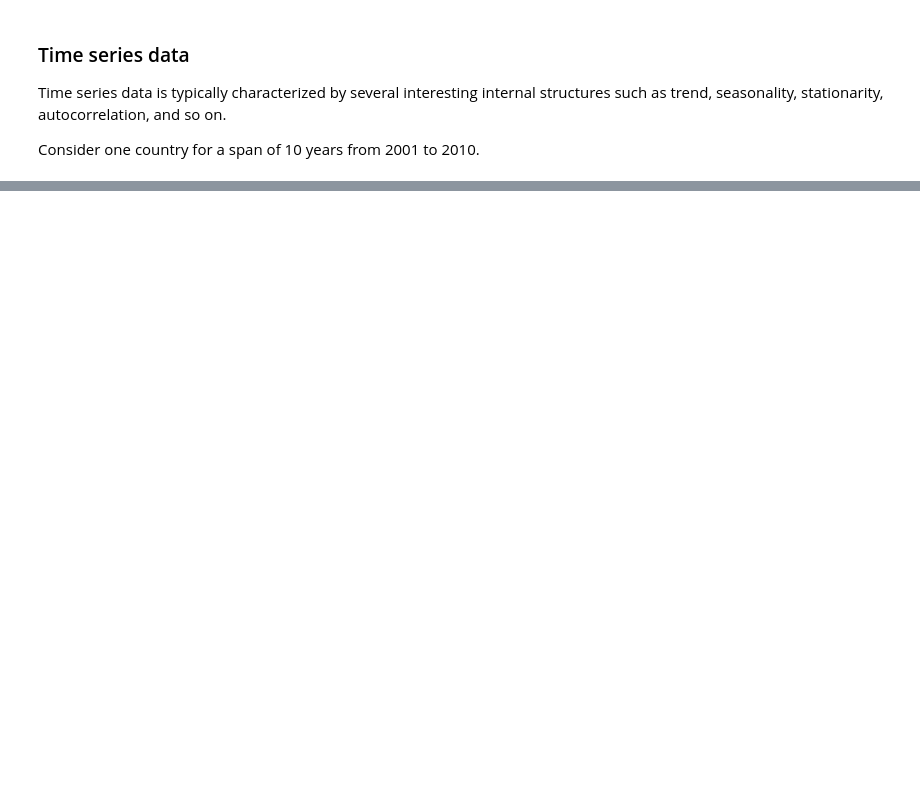
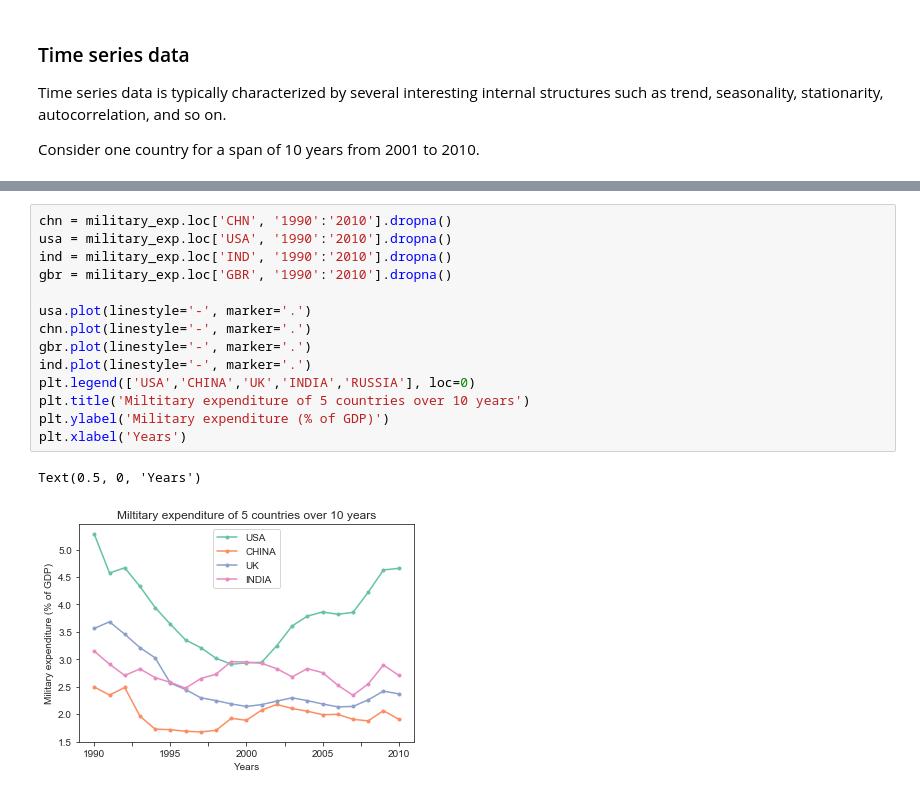
Before and after one commit to type-null/Time-Series-Analysis, a Jupyter notebook: 1-Introduction-to-Time-Series.ipynb, the cells around one changed output, grey strips where cells are left out. Drawn from its saved outputs; the diff is of its cells as text; blank space fills up the shorter version.

```diff
--- a/1-Introduction-to-Time-Series.ipynb
+++ b/1-Introduction-to-Time-Series.ipynb
@@ -126,0 +128,17 @@ data_us['Debt of Federal Government'].plot(linestyle='-', marker='*', color='r',
+# %%
+chn = military_exp.loc['CHN', '1990':'2010'].dropna()
+usa = military_exp.loc['USA', '1990':'2010'].dropna()
+ind = military_exp.loc['IND', '1990':'2010'].dropna()
+gbr = military_exp.loc['GBR', '1990':'2010'].dropna()
+
+usa.plot(linestyle='-', marker='.')
+chn.plot(linestyle='-', marker='.')
+gbr.plot(linestyle='-', marker='.')
+ind.plot(linestyle='-', marker='.')
+plt.legend(['USA','CHINA','UK','INDIA','RUSSIA'], loc=0)
+plt.title('Miltitary expenditure of 5 countries over 10 years')
+plt.ylabel('Military expenditure (% of GDP)')
+plt.xlabel('Years')
+# %% [output]
+Text(0.5, 0, 'Years')
+[figure, added]
```
Also changed, not shown: parts of 22 cells of this notebook, 2 other files.
